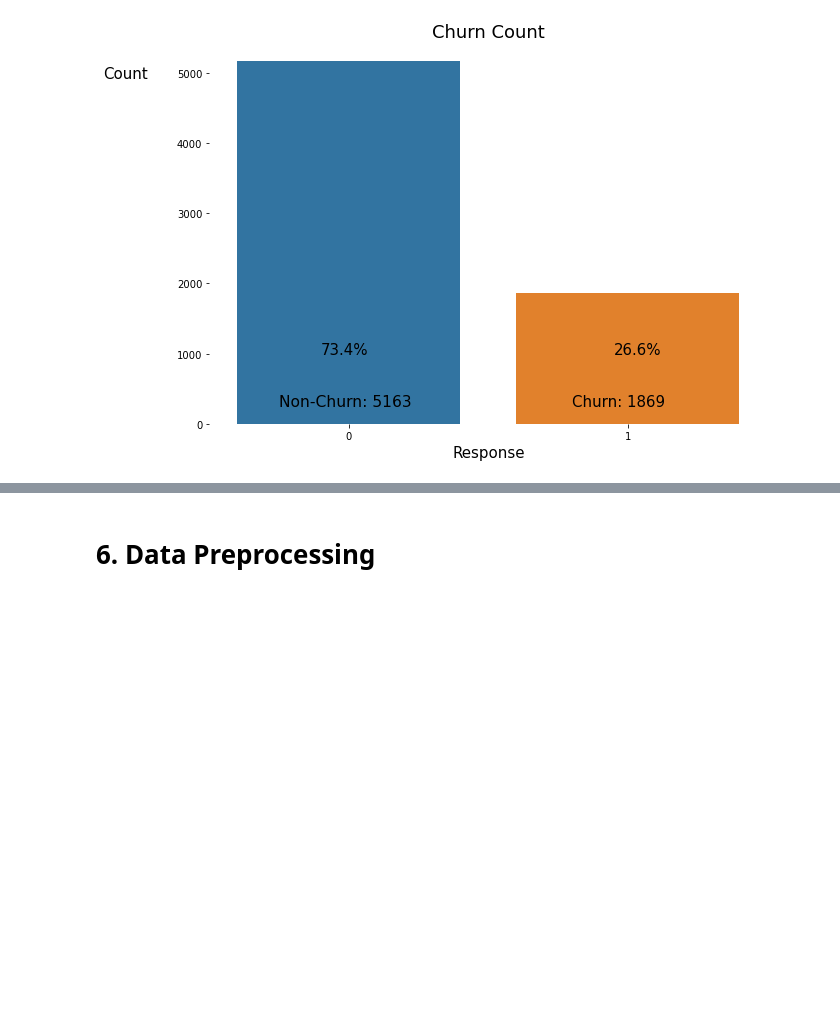
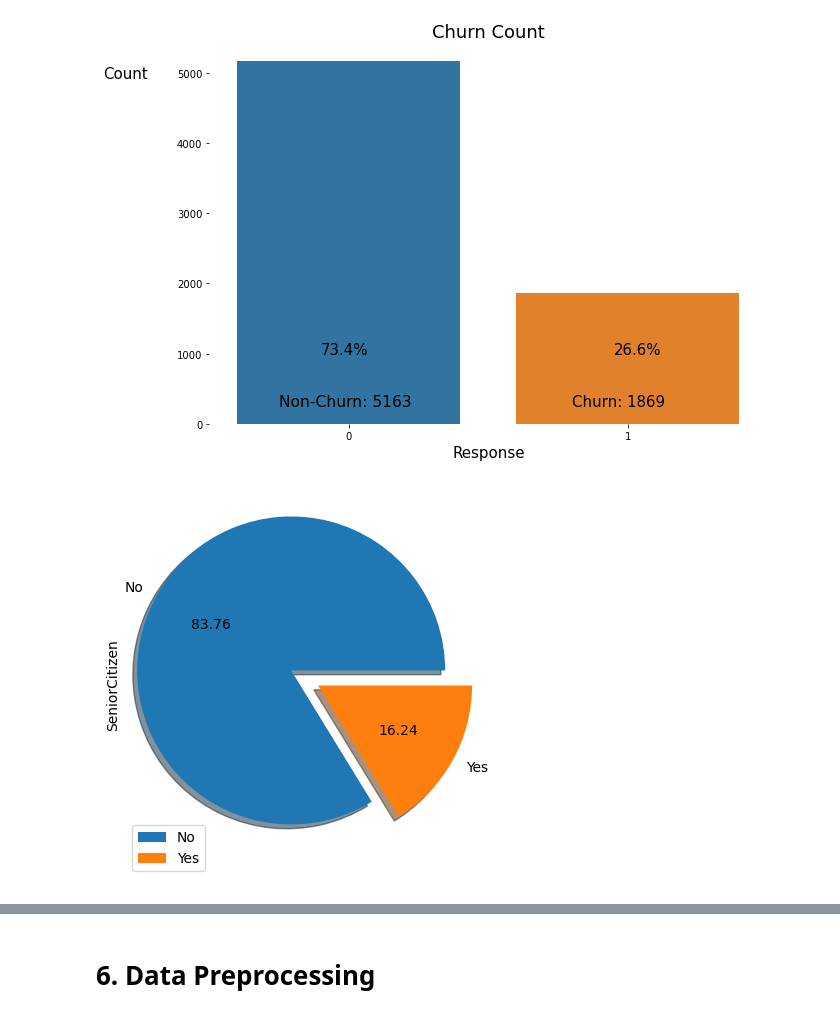
Before and after one commit to Ajengnilta/Churn, a Jupyter notebook: h8dsft_P2M1_Ajeng_Nilta_Adriani.ipynb, the cells around one changed output, grey strips where cells are left out. Saved outputs shown, nothing was run; the diff lists cells and outputs as text; code cells hidden in the pictures; blank space fills up the shorter version.

```diff
--- a/h8dsft_P2M1_Ajeng_Nilta_Adriani.ipynb
+++ b/h8dsft_P2M1_Ajeng_Nilta_Adriani.ipynb
@@ -365,3 +368,10 @@ ax.yaxis.set_label_coords(-0.15,.9)
 plt.box(False)
 # %% [output]
 [figure]
+# %%
+plt.figure(figsize = (8,5),facecolor='white')
+df_clean['SeniorCitizen'].value_counts().plot(kind = 'pie',explode = [0.2,0.0], shadow = True,autopct = "%.2f")
+plt.legend(['No','Yes'])
+plt.show()
+# %% [output]
+[figure, added]
```
Also changed, not shown: parts of 8 cells of this notebook.
